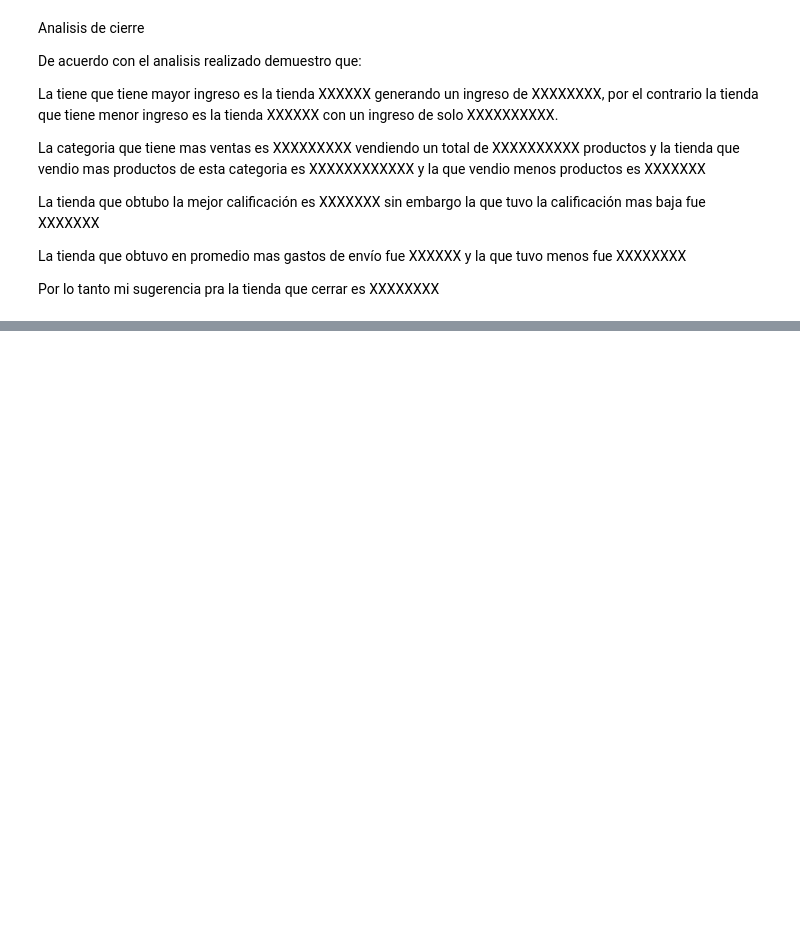
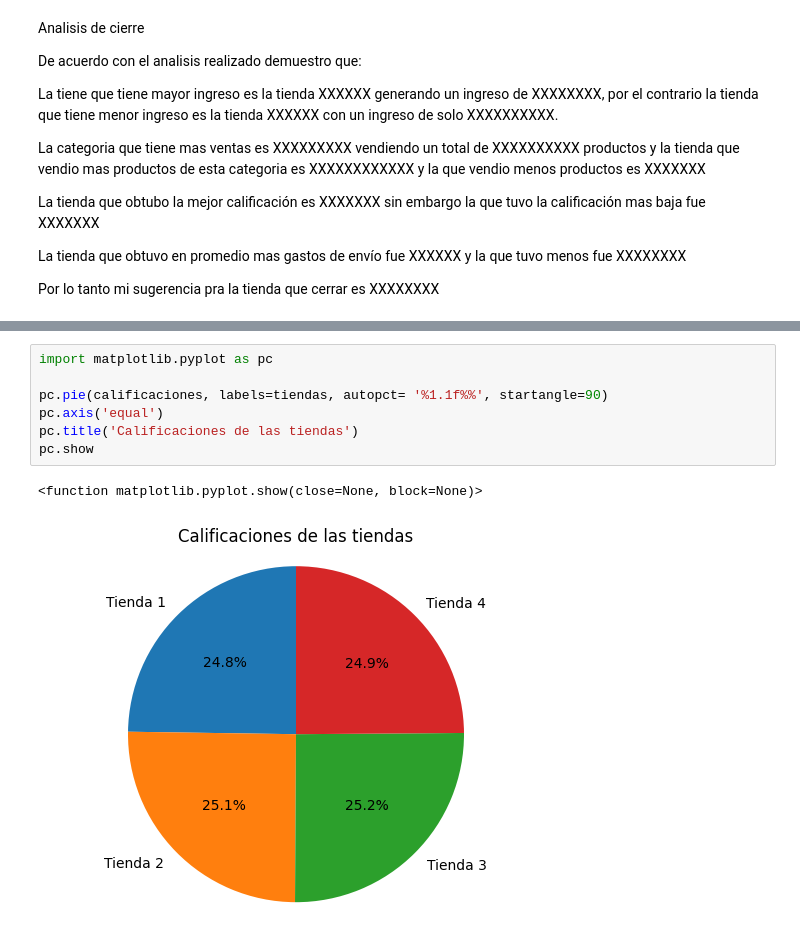
Before and after one commit to GisseYo/challenge1-data-science-latam, a Jupyter notebook: AluraStoreLatam.ipynb, the cells around one changed output, grey strips where cells are left out. Saved outputs shown, nothing was run; the diff lists cells and outputs as text; blank space fills up the shorter version.

```diff
--- a/AluraStoreLatam.ipynb
+++ b/AluraStoreLatam.ipynb
@@ -286,0 +282,10 @@ Y la tienda que en promedio tiene menos gastos de envío es la Tienda 4 con un g
+# %%
+import matplotlib.pyplot as pc
+
+pc.pie(calificaciones, labels=tiendas, autopct= '%1.1f%%', startangle=90)
+pc.axis('equal')
+pc.title('Calificaciones de las tiendas')
+pc.show
+# %% [output]
+<function matplotlib.pyplot.show(close=None, block=None)>
+[figure, added]
```
Also changed, not shown: parts of 3 cells of this notebook.
